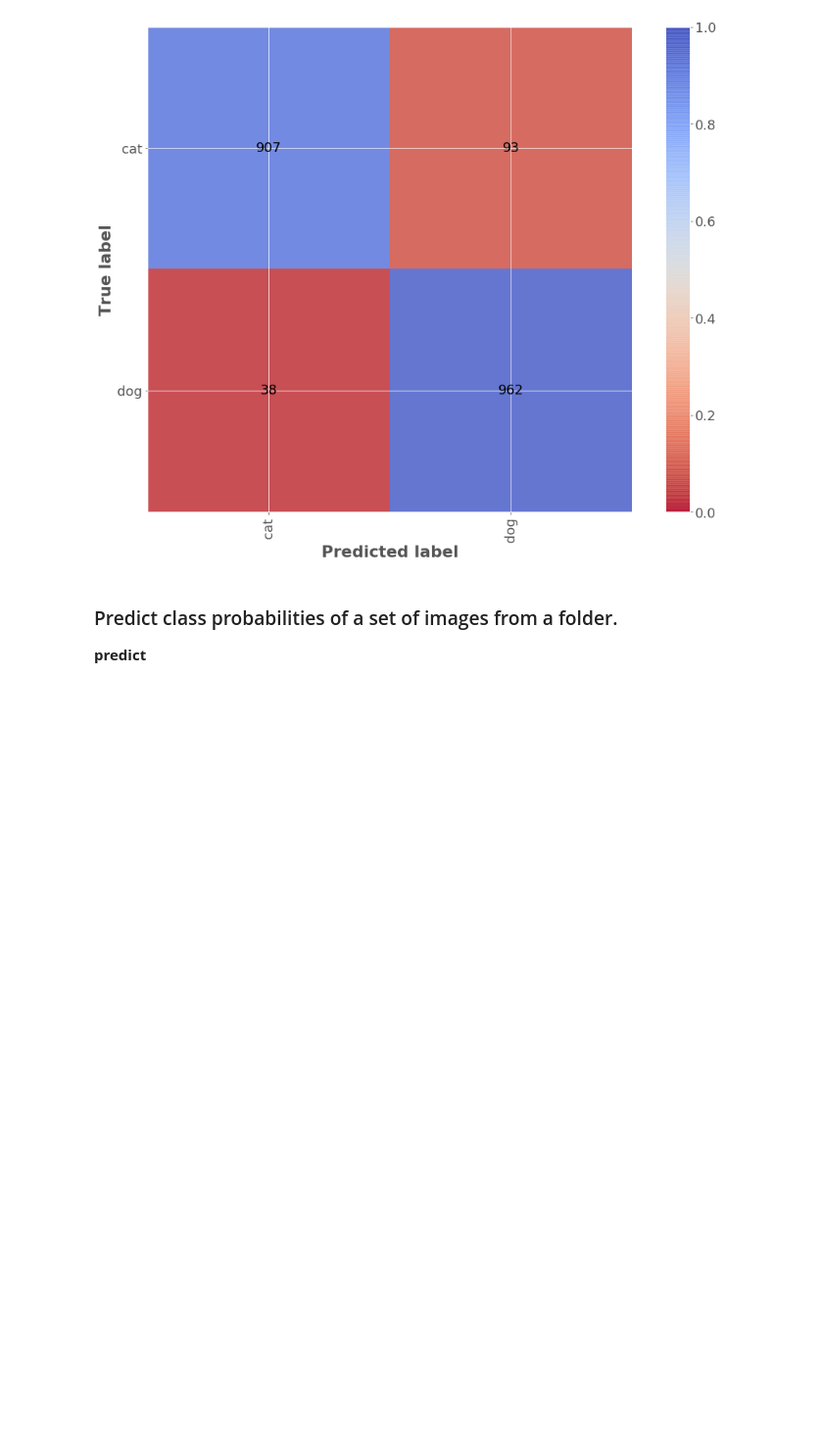
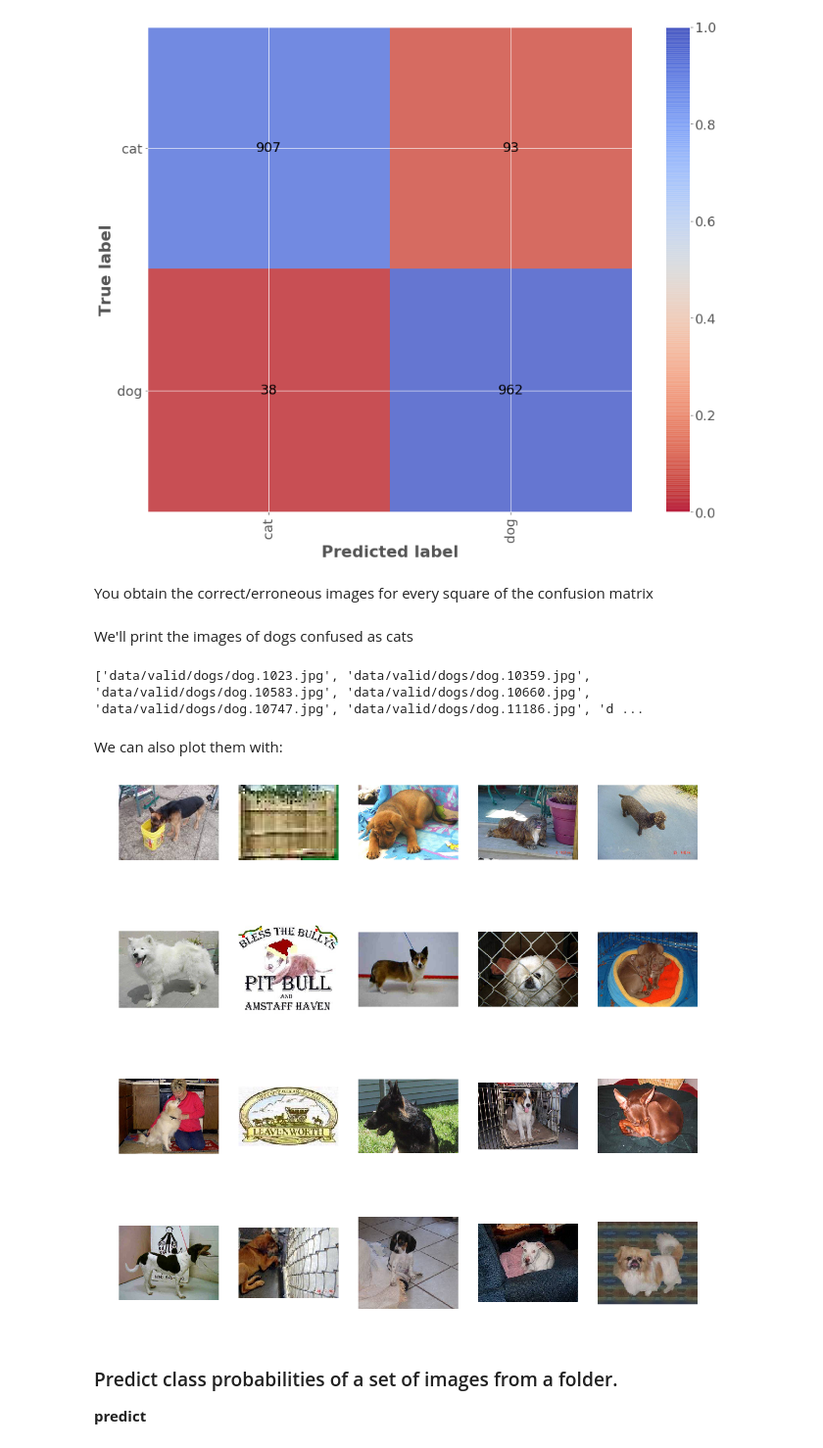
Before and after one commit to triagemd/keras-eval, a Jupyter notebook: example.ipynb, the cells around one changed output. Shown at 98% size. Cells and saved outputs as stored; diff of their text form; code cells hidden in the pictures; blank space fills up the shorter version.

Commit message:
fix errors, plot images, get correct/error images, update notebook

```diff
--- a/example.ipynb
+++ b/example.ipynb
@@ -26,5 +28,5 @@ The image t preprocessing arguments are contained in `model_spec.json`.
 # %%
-model_path = 'tmp/fixtures/files/mobilenet_1/mobilenet_v1.h5'
+model_path = 'tmp/fixtures/models/mobilenet_1/mobilenet_v1.h5'
 # %%
 import keras_eval.eval as eval
 evaluator = eval.Evaluator(
@@ -40,7 +42,7 @@ evaluator = eval.Evaluator(
 # %% [markdown]
 If you forgot to add it, or want to add more, you can do it with this function:
 # %%
-evaluator.add_model(model_path = 'tmp/fixtures/files/mobilenet_1/mobilenet_v1.h5')
+evaluator.add_model(model_path = 'tmp/fixtures/models/mobilenet_1/mobilenet_v1.h5')
 # %%
 print('The number of models to evaluate are: ', len(evaluator.models))
 # %% [output]
@@ -102,6 +104,23 @@ evaluator.set_class_dictionaries(class_dict)
 evaluator.plot_confusion_matrix(probs[0], labels=labels)
 # %% [output]
 [figure]
+# %% [markdown]
+You obtain the correct/erroneous images for every square of the confusion matrix
+# %%
+dict_image_paths = evaluator.get_image_paths_by_prediction(probs[0])
+# %% [markdown]
+We'll print the images of dogs confused as cats
+# %%
+print(dict_image_paths['dog_cat'])
+# %% [output]
+['data/valid/dogs/dog.1023.jpg', 'data/valid/dogs/dog.10359.jpg', 'data/valid/dogs/dog.10583.jpg', 'data/valid/dogs/dog.10660.jpg', 'data/valid/dogs/dog.10747.jpg', 'data/valid/dogs/dog.11186.jpg', 'd ...
+# %% [markdown]
+We can also plot them with:
+# %%
+# We'll print the first 20
+evaluator.plot_images(dict_image_paths['dog_cat'], n_imgs=20)
+# %% [output]
+[figure, added]
 # %% [markdown]
 ### Predict class probabilities of a set of images from a folder.
 
```
Also changed, not shown: parts of 10 cells of this notebook, 8 other files.
